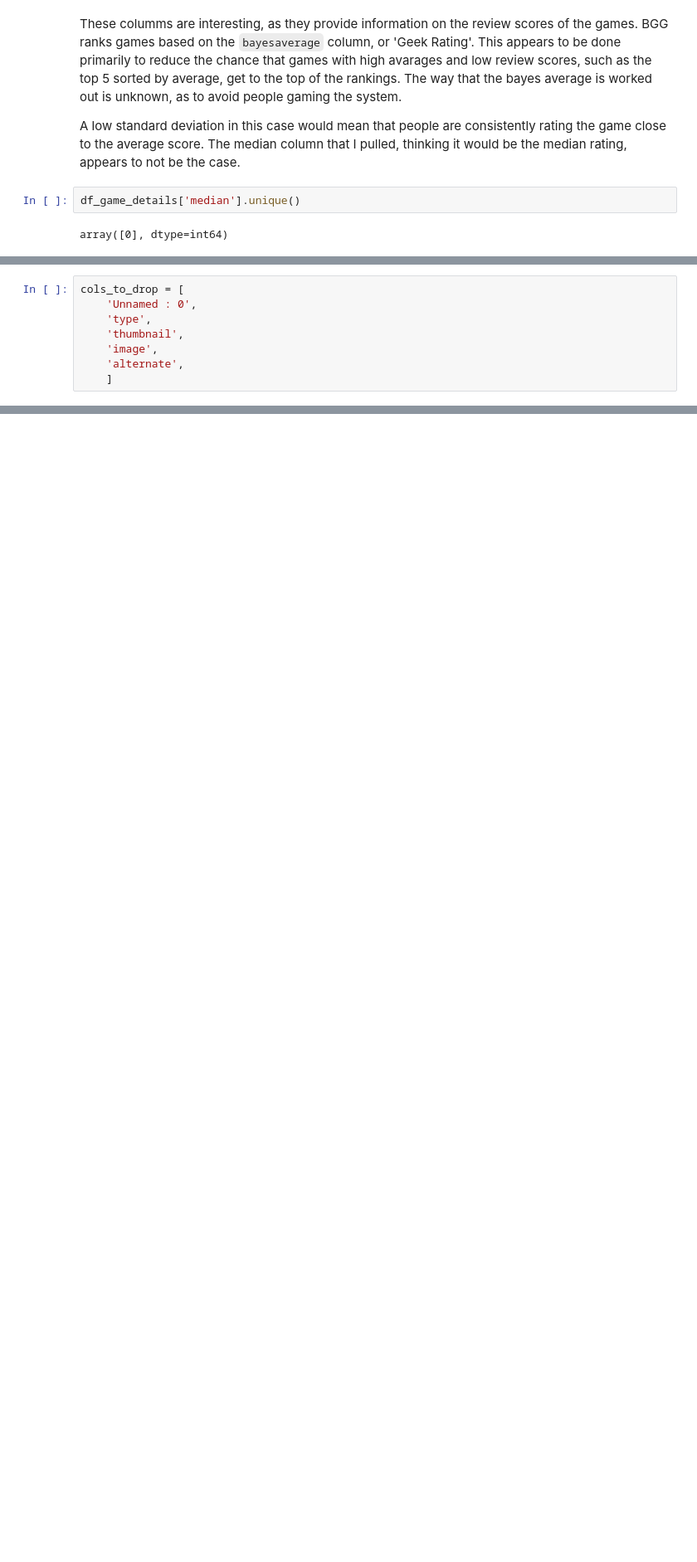
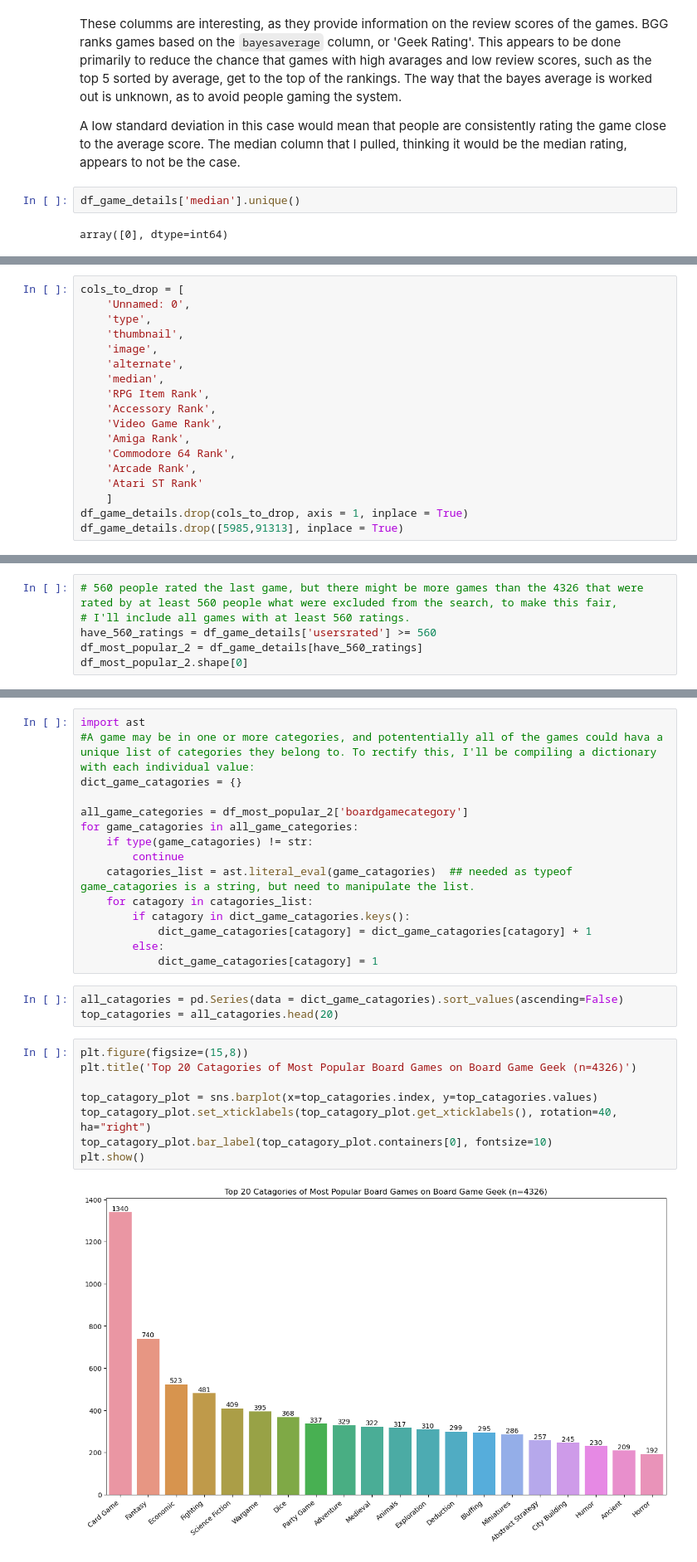
Before and after one commit to J-Zoo99/portfolio, a Jupyter notebook: BoardGameGeek.ipynb, the cells around one changed output, grey strips where cells are left out. Shown at 83% size. Saved outputs shown, nothing was run; the diff lists cells and outputs as text; blank space fills up the shorter version.

Commit message:
Added analysis of top 20 categories

```diff
--- a/BoardGameGeek.ipynb
+++ b/BoardGameGeek.ipynb
@@ -360,8 +367,18 @@ Since the only value is `median` is `0`, I'll just drop the column, as it doesn'
 # %%
 cols_to_drop = [
-    'Unnamed : 0',
+    'Unnamed: 0',
     'type',
     'thumbnail',
     'image',
     'alternate',
+    'median',
+    'RPG Item Rank',
+    'Accessory Rank',
+    'Video Game Rank',
+    'Amiga Rank',
+    'Commodore 64 Rank',
+    'Arcade Rank',
+    'Atari ST Rank'
     ]
+df_game_details.drop(cols_to_drop, axis = 1, inplace = True)
+df_game_details.drop([5985,91313], inplace = True)
@@ -367,0 +406,6 @@ cols_to_drop = [
+# %%
+# 560 people rated the last game, but there might be more games than the 4326 that were rated by at least 560 people what were excluded from the search, to make this fair,
+# I'll include all games with at least 560 ratings.
+have_560_ratings = df_game_details['usersrated'] >= 560
+df_most_popular_2 = df_game_details[have_560_ratings]
+df_most_popular_2.shape[0]
@@ -367,0 +432,28 @@ cols_to_drop = [
+# %%
+import ast
+#A game may be in one or more categories, and potententially all of the games could hava a unique list of categories they belong to. To rectify this, I'll be compiling a dictionary with each individual value:
+dict_game_catagories = {}
+
+all_game_categories = df_most_popular_2['boardgamecategory']
+for game_catagories in all_game_categories:
+    if type(game_catagories) != str:
+        continue
+    catagories_list = ast.literal_eval(game_catagories)  ## needed as typeof game_catagories is a string, but need to manipulate the list.
+    for catagory in catagories_list:
+        if catagory in dict_game_catagories.keys():
+            dict_game_catagories[catagory] = dict_game_catagories[catagory] + 1
+        else:
+            dict_game_catagories[catagory] = 1
+# %%
+all_catagories = pd.Series(data = dict_game_catagories).sort_values(ascending=False)
+top_catagories = all_catagories.head(20)
+# %%
+plt.figure(figsize=(15,8))
+plt.title('Top 20 Catagories of Most Popular Board Games on Board Game Geek (n=4326)')
+
+top_catagory_plot = sns.barplot(x=top_catagories.index, y=top_catagories.values)
+top_catagory_plot.set_xticklabels(top_catagory_plot.get_xticklabels(), rotation=40, ha="right")
+top_catagory_plot.bar_label(top_catagory_plot.containers[0], fontsize=10)
+plt.show()
+# %% [output]
+[figure, added]
```
Also changed, not shown: parts of 17 cells of this notebook.
